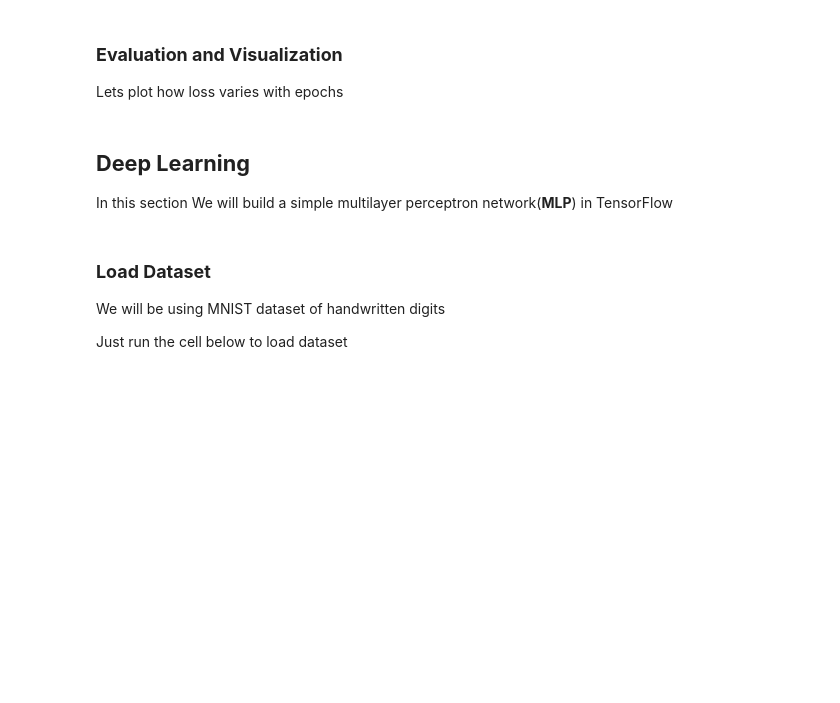
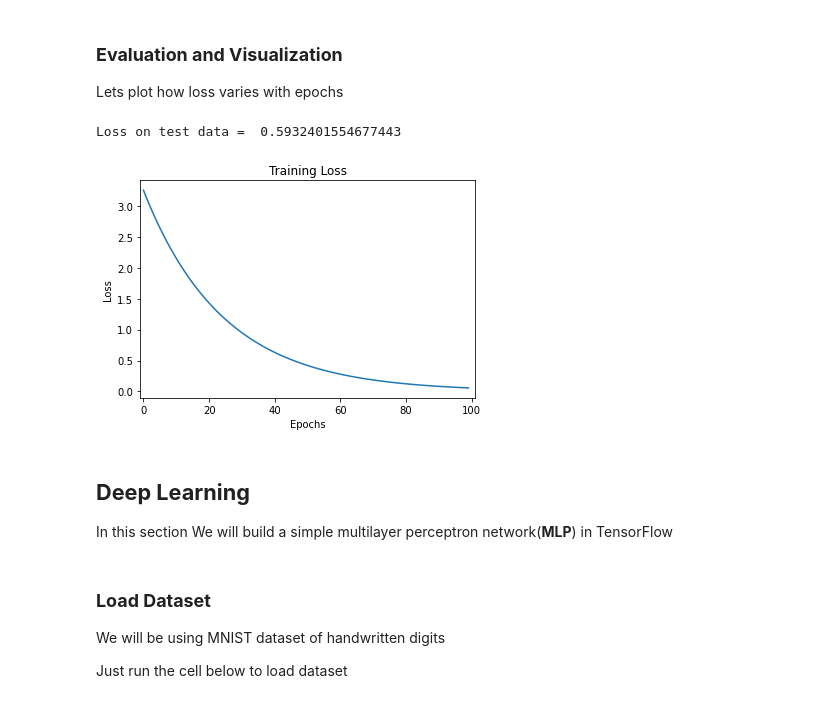
Before and after one commit to joshivedant/BCS_workshop_Jan_22, a Jupyter notebook: ML_DL_basics/BCS_DL_assignment.ipynb, the cells around one changed output. Cells and saved outputs as stored; diff of their text form; code cells hidden in the pictures; blank space fills up the shorter version.

```diff
--- a/ML_DL_basics/BCS_DL_assignment.ipynb
+++ b/ML_DL_basics/BCS_DL_assignment.ipynb
@@ -97,7 +128,7 @@ def y(x,a,b):
   """
 
   m,n = x.shape
-  y_pred = ...                   # fill code here
+  y_pred = np.matmul(x, a) + b * np.ones((m,))                   # fill code here
 
   assert(y_pred.shape == (m,))
   return y_pred
@@ -117,8 +148,10 @@ def gradient(x,a,b,y_true):
   m,n = x.shape
   yp = y(x,a,b)
 
-  da = ...              # write code to calculate derivative of loss with respect to a
-  db = ...              # write code to calculate derivative of loss with respect to b
+  # write code to calculate derivative of loss with respect to a
+  da = -2 * (x * (y_true - yp)[:,np.newaxis]).mean(axis = 0)
+  # write code to calculate derivative of loss with respect to b
+  db = -2 * (y_true - yp).mean(axis = 0)
 
   assert(da.shape ==(n,))
   return (da,db)
@@ -136,14 +169,17 @@ def gradient_descent(x,y_true,learning_rate=0.01,epochs = 10):
   """
   m,n = x.shape
   loss_mse = []                                 # initialize empty list to store loss
-  a = ...                                       # initialize a- weights and b- bias
-  b = ...
+  a = np.ones((n,))                             # initialize a- weights and b- bias
+  b = np.random.randint(1)
 
   for i in range(epochs):
     # calculate derivative using gradient() function
     # apply gradient descent now to update a and b
 
-    l_mse = ....                                # calculate loss at this point
+    da, db = gradient(x, a, b, y_true)
+    a = a - learning_rate * da
+    b = b - learning_rate * db
+    l_mse = np.mean(y_true - y(x, a, b))        # calculate loss at this point
     loss_mse.append(l_mse)
 
     print("Epoch ",i+1," Completed!","loss = ",l_mse)
@@ -156,7 +192,7 @@ def gradient_descent(x,y_true,learning_rate=0.01,epochs = 10):
 # %% [markdown]
 ### **Training**
 # %%
-epochs = ...              # tweak this!!!
-learn_rate = ...          # choose learning rate wisely otherwise loss may diverge!!
+epochs = 100              # tweak this!!!
+learn_rate = 0.02         # choose learning rate wisely otherwise loss may diverge!!
 
-train_loss,a,b = gradient_descent(...)
+train_loss,a,b = gradient_descent(x_train,y_train,learn_rate,epochs)
@@ -164,17 +218,20 @@ train_loss,a,b = gradient_descent(...)
 ### **Evaluation and Visualization**
 Lets plot how loss varies with epochs
 # %%
-test_loss = loss(...)
+test_loss = loss(y(x_train,a,b), y_train)
 
 print("Loss on test data = ",test_loss)
 
 # Visualization of loss
-
-plt.plot(...)                   # plot loss versus epochs
+plt.plot(train_loss)                   # plot loss versus epochs
+plt.xlim(-1, 101)
 plt.title("Training Loss")
 plt.xlabel("Epochs")
 plt.ylabel("Loss")
 plt.show()
+# %% [output]
+Loss on test data =  0.5932401554677443
+[figure, added]
 # %% [markdown]
 ## **Deep Learning**
 In this section We will build a simple multilayer perceptron network(**MLP**) in TensorFlow
```
Also changed, not shown: parts of 13 cells of this notebook, 1 other file.
